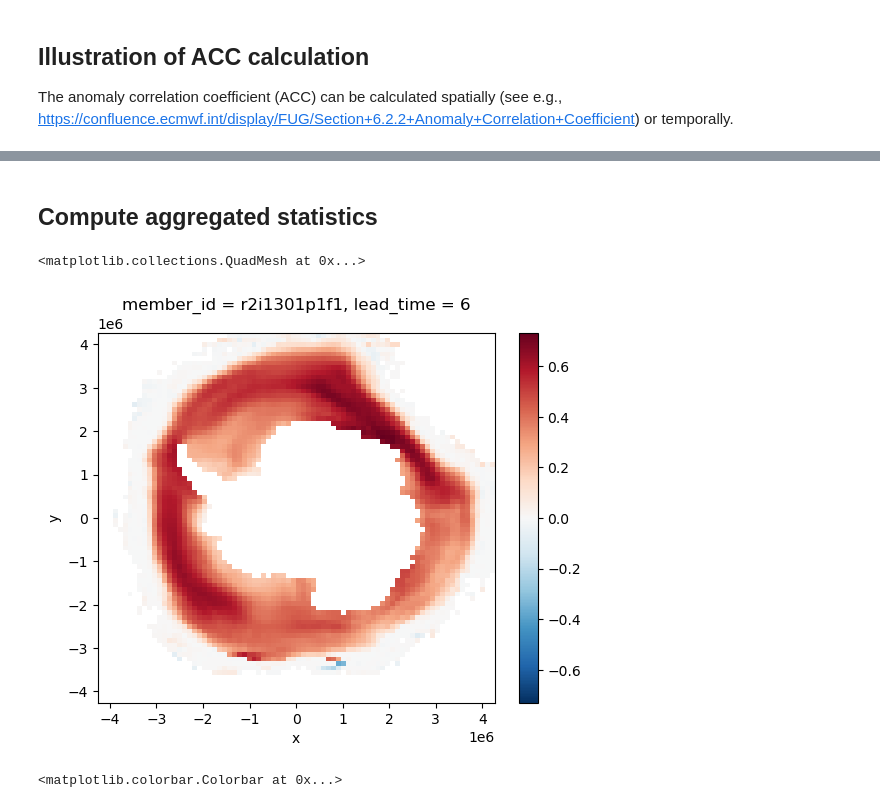
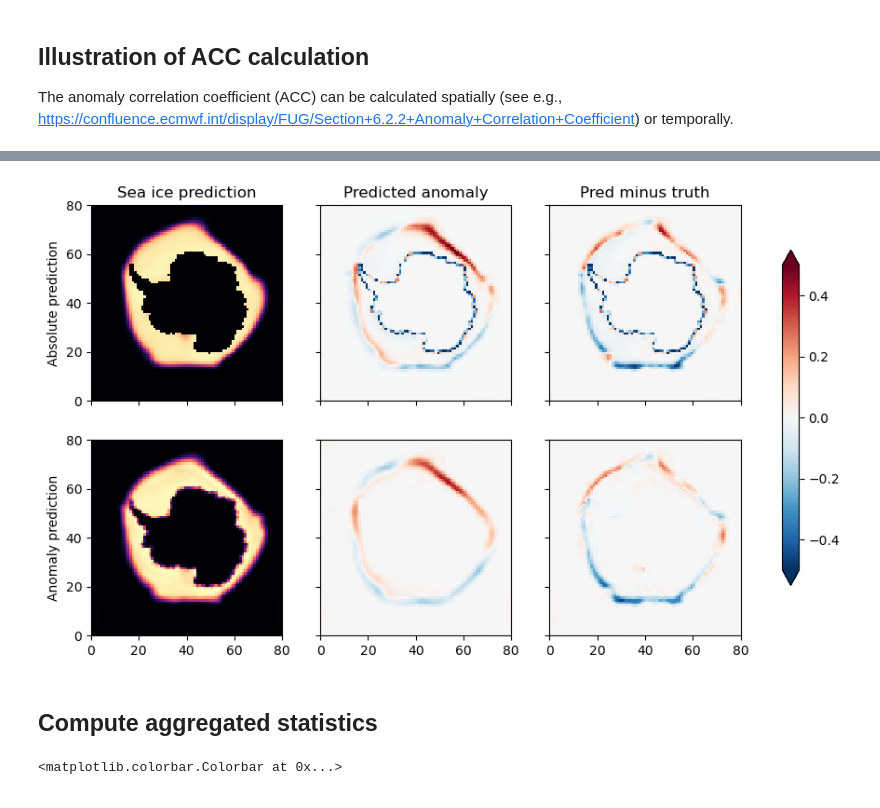
Before and after one commit to ychnli/sicpred, a Jupyter notebook: figures.ipynb, the cells around one changed output, grey strips where cells are left out. Drawn from its saved outputs; the diff is of its cells as text; code cells hidden in the pictures.

```diff
--- a/figures.ipynb
+++ b/figures.ipynb
@@ -384,2 +378,37 @@ plt.savefig("figures/illustrations/ACC_calculation.jpg", dpi=300, bbox_inches="t
+# %%
+fig, axs = plt.subplots(figsize=(9,6), nrows=2, ncols=3, sharex=True, sharey=True)
+subset_params = {
+    "member_id": 0,
+    "lead_time": 0,
+    "start_prediction_month": 6
+}
+
+
+axs[0,0].pcolormesh(abs_prediction_diagnostics.predictions.isel(subset_params),
+    vmin=0, vmax=1, cmap="magma")
+axs[1,0].pcolormesh(anom_prediction_diagnostics.predictions.isel(subset_params),
+    vmin=0, vmax=1, cmap="magma")
+axs[0,0].set_title("Sea ice prediction")
+axs[0,0].set_ylabel("Absolute prediction")
+axs[1,0].set_ylabel("Anomaly prediction")
+
+axs[0,1].pcolormesh(abs_prediction_diagnostics.predictions_anomaly.isel(subset_params),
+    vmin=-0.5, vmax=0.5, cmap="RdBu_r")
+axs[1,1].pcolormesh(anom_prediction_diagnostics.predictions_anomaly.isel(subset_params),
+    vmin=-0.5, vmax=0.5, cmap="RdBu_r")
+axs[0,1].set_title("Predicted anomaly")
+
+
+cax = axs[0,2].pcolormesh(abs_prediction_diagnostics.diff.isel(subset_params),
+    vmin=-0.5, vmax=0.5, cmap="RdBu_r")
+axs[1,2].pcolormesh(anom_prediction_diagnostics.diff.isel(subset_params),
+    vmin=-0.5, vmax=0.5, cmap="RdBu_r")
+axs[0,2].set_title("Pred minus truth")
+
+cbar_ax = fig.add_axes([0.95, 0.2, 0.02, 0.6])
+plt.colorbar(cax, cax=cbar_ax, orientation='vertical', extend='both')
+plt.savefig("figures/known_issues/coastline_error_landmaskmaybe.jpg", dpi=250, bbox_inches="tight")
+# %% [output]
+[figure, added]
 # %% [markdown]
 ## Compute aggregated statistics
@@ -395,5 +414,0 @@ model1_acc_temporal_full = calculate_acc(predictions1_anom, targets, dim="start_
-# %%
-model1_acc_temporal_full.isel(member_id=0, lead_time=5).plot()
-# %% [output]
-<matplotlib.collections.QuadMesh at 0x...>
-[figure, removed]
```
Also changed, not shown: parts of 19 cells of this notebook.
